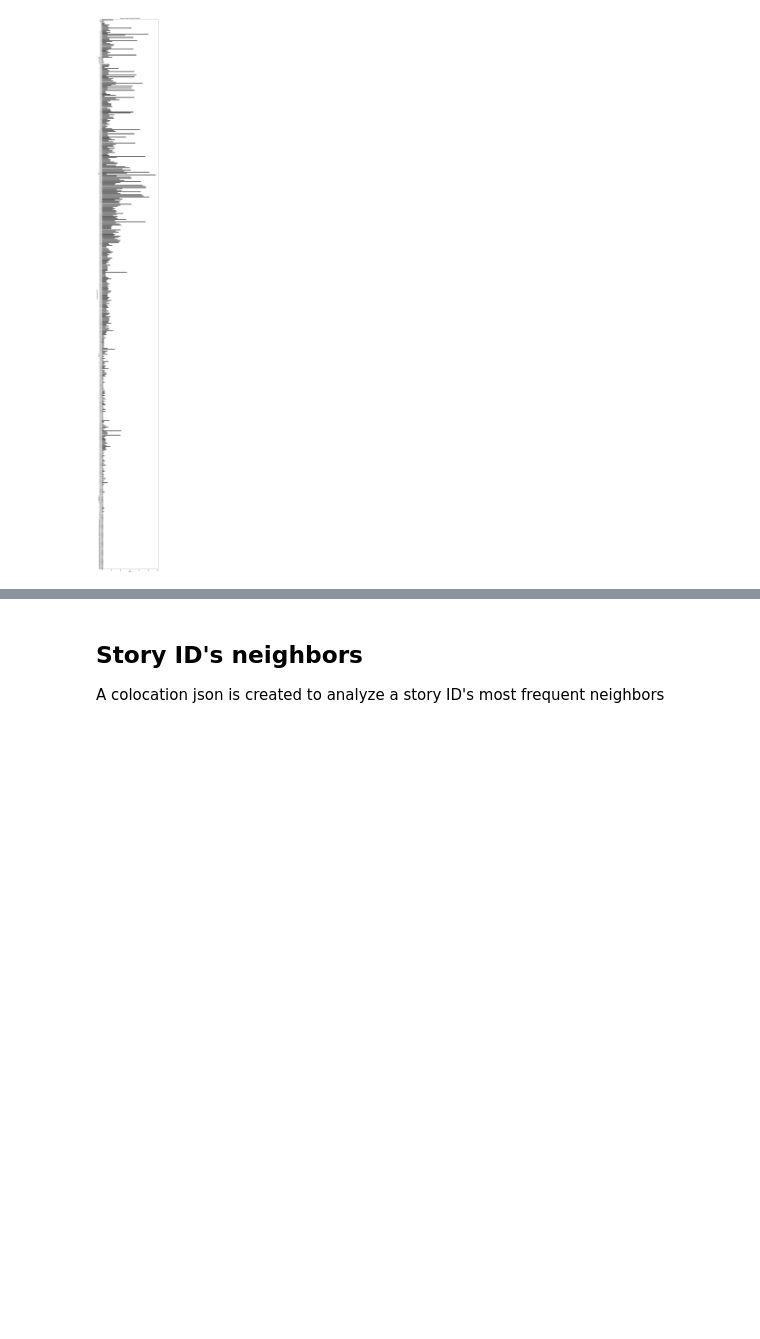
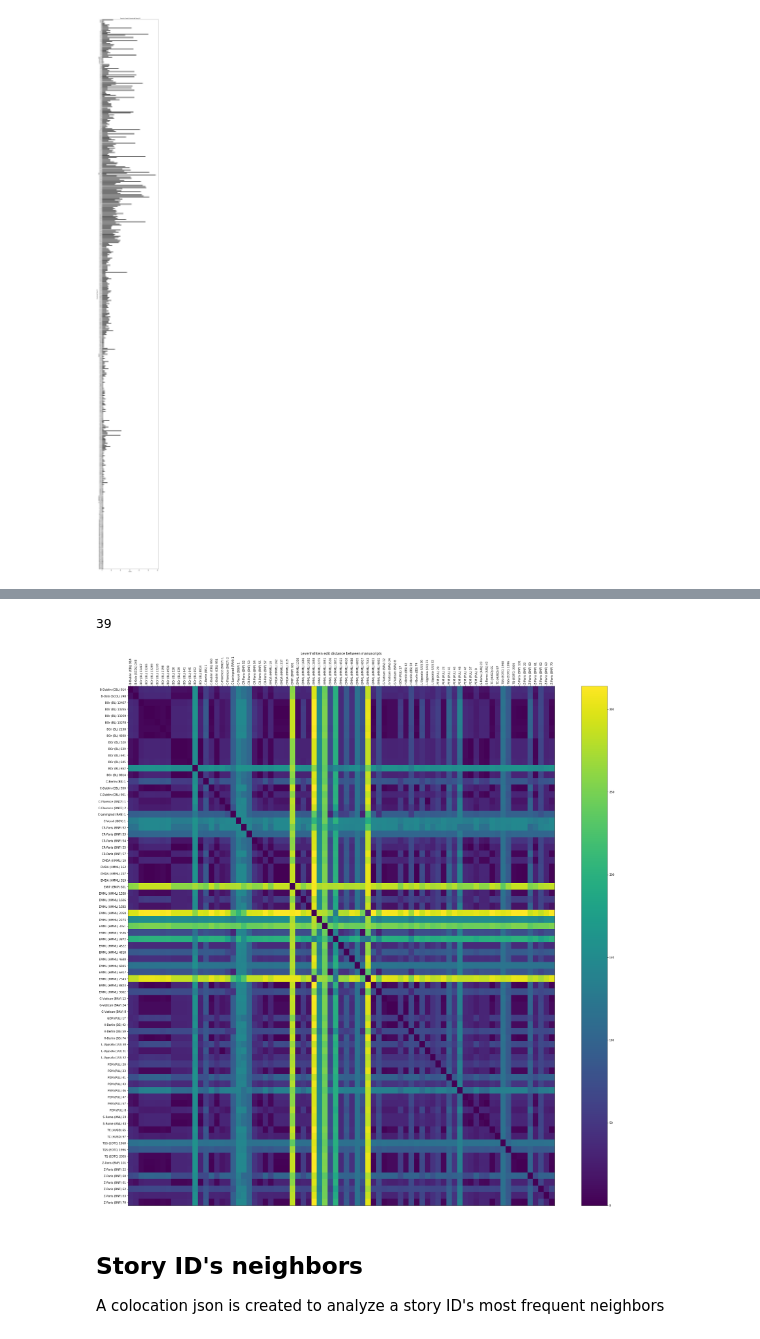
Before and after one commit to kmcelwee/pemm-jupyter, a Jupyter notebook: Research Manuscript Order.ipynb, the cells around one changed output, grey strips where cells are left out. Saved outputs shown, nothing was run; the diff lists cells and outputs as text; code cells hidden in the pictures; blank space fills up the shorter version.

````diff
--- a/Research Manuscript Order.ipynb
+++ b/Research Manuscript Order.ipynb
@@ -84,9 +84,11 @@ all_manuscripts = [
 ```
 # %%
 all_manuscripts = []
+all_manuscript_names = []
 for i, df in df_s.groupby('Manuscript'):
     df = df.sort_values('Miracle Number')
     all_manuscripts.append(df['Integer ID'].tolist())
+    all_manuscript_names.append(df['Manuscript'].unique()[0])
 # %%
 with open(os.path.join(DATA_STRUCTURE_DIR, 'all-manuscripts.json'), 'w') as f:
     json.dump(all_manuscripts, f, indent=4)
@@ -207,0 +198,2 @@ plt.savefig(os.path.join(PLOT_DIR, 'levenhshtein-distribution.png'))
+# %%
+ld = [[levenshteinDistance(man1, man2) for man2 in all_manuscripts] for man1 in all_manuscripts]
@@ -208,3 +214,26 @@ plt.savefig(os.path.join(PLOT_DIR, 'levenhshtein-distribution.png'))
+# %%
+i = 0
+j = 3
+df_ld.iloc[i, j]
+# %% [output]
+39
+# %%
+axes = [all_manuscript_names[i] for i, x in enumerate(all_manuscripts)]
+df_ld = pd.DataFrame(ld, columns=axes, index=axes)
+plt.figure(figsize=(35, 35))
+
+plt.pcolor(df_ld)
+
+plt.colorbar()
+plt.xticks(np.arange(0.5, df_ld.shape[0], 1), axes, rotation=90)
+plt.yticks(np.arange(0.5, df_ld.shape[0], 1), axes)
+plt.gca().invert_yaxis()
+plt.gca().xaxis.tick_top()
+
+plt.title('Levenhshtein edit distance between manuscripts')
+plt.savefig(os.path.join(PLOT_DIR, 'levenhshtein-heatmap.png'))
+# %% [output]
+[figure, added]
 # %% [markdown]
 ## Story ID's neighbors
 A colocation json is created to analyze a story ID's most frequent neighbors
````
Also changed, not shown: parts of 6 cells of this notebook.
